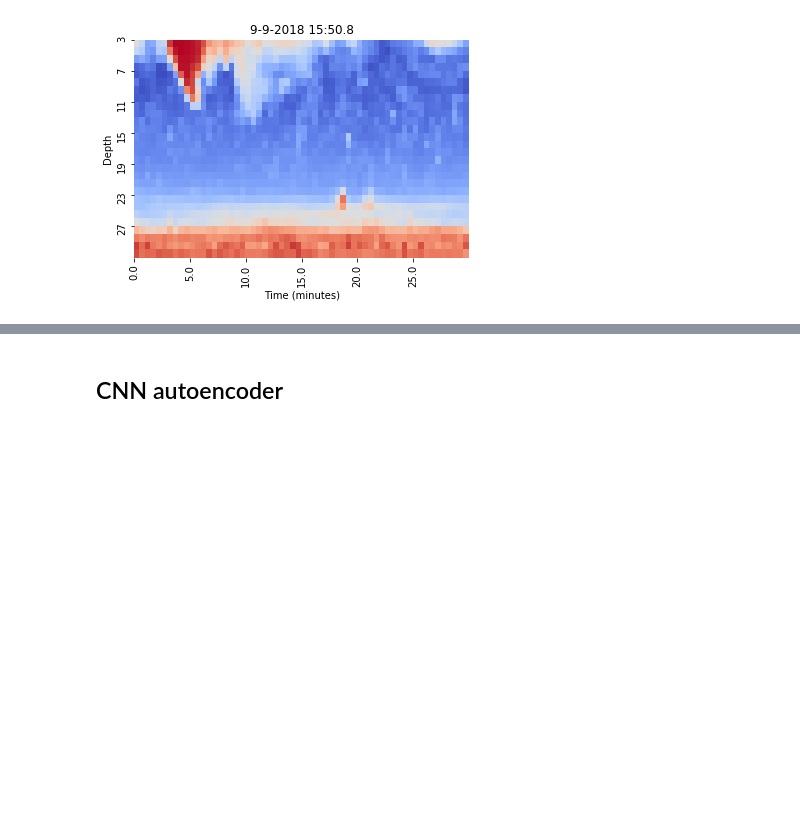
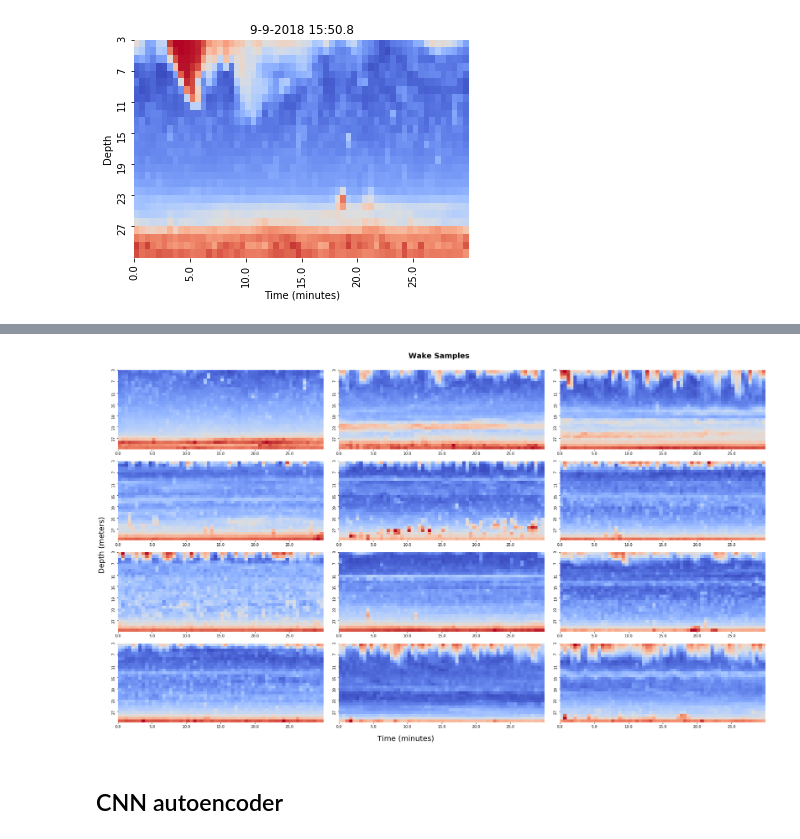
Before and after one commit to Igor-Ryazanov/DeepWater, a Jupyter notebook: Data processing 1.ipynb, the cells around one changed output, grey strips where cells are left out. Cells and saved outputs as stored; diff of their text form; code cells hidden in the pictures; blank space fills up the shorter version.

```diff
--- a/Data processing 1.ipynb
+++ b/Data processing 1.ipynb
@@ -68,0 +72,21 @@ wp.make_heatmap(wake_samples[141,3,:-1,:], wake_samples[141,3,-1,:])
+# %%
+negative_clean_data = pd.read_csv('negative examples.csv', sep = ';')
+negative_clean_samples = negative_clean_data[negative_clean_data.columns[1]]
+# %%
+negative_clean_dates = []
+for line in negative_clean_samples:
+    l = line.split('.')
+    l1 = l[2].split(' ')
+    l2 = l1[1].split(':')
+    timestamp = []
+    timestamp.append(int(l[1]))
+    timestamp.append(int(l[0]))
+    timestamp.append(int(l2[0]))
+    timestamp.append(0)
+    negative_clean_dates.append(timestamp)
+# %%
+negative_clean_timestamps = []
+for ts in negative_clean_dates:
+    negative_clean_timestamps.append(wp.date_to_stamp(ts))
+# %%
+clean_neg_frames = wp.frames_by_timestamps(train_data_series, negative_clean_timestamps)
@@ -69,3 +95,7 @@ wp.make_heatmap(wake_samples[141,3,:-1,:], wake_samples[141,3,-1,:])
+# %%
+wp.make_12_heatmaps(clean_neg_frames[-12:,3, :-1, :])
+# %% [output]
+[figure, added]
 # %% [markdown]
 ## CNN autoencoder
 # %%
```
Also changed, not shown: parts of 3 cells of this notebook, 3 other files.
